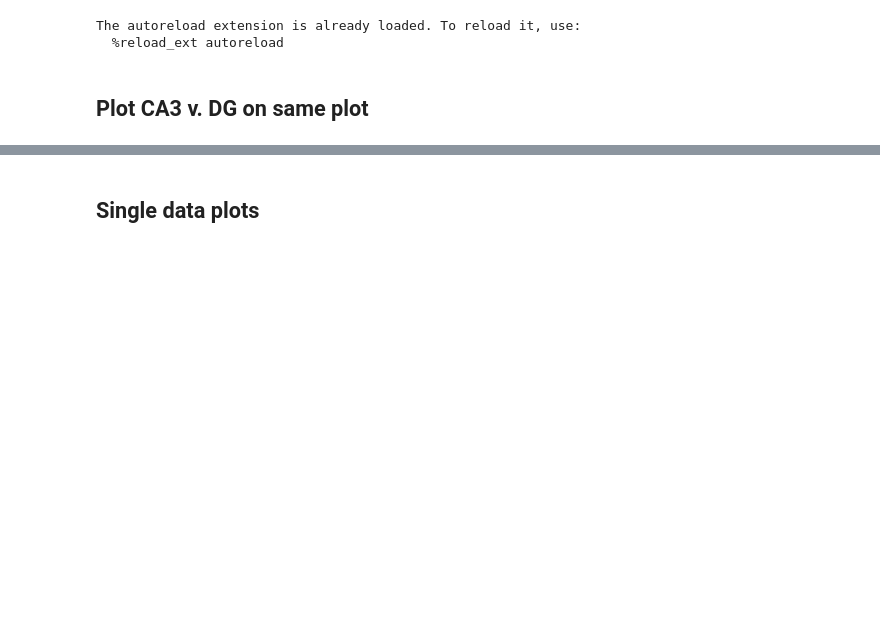
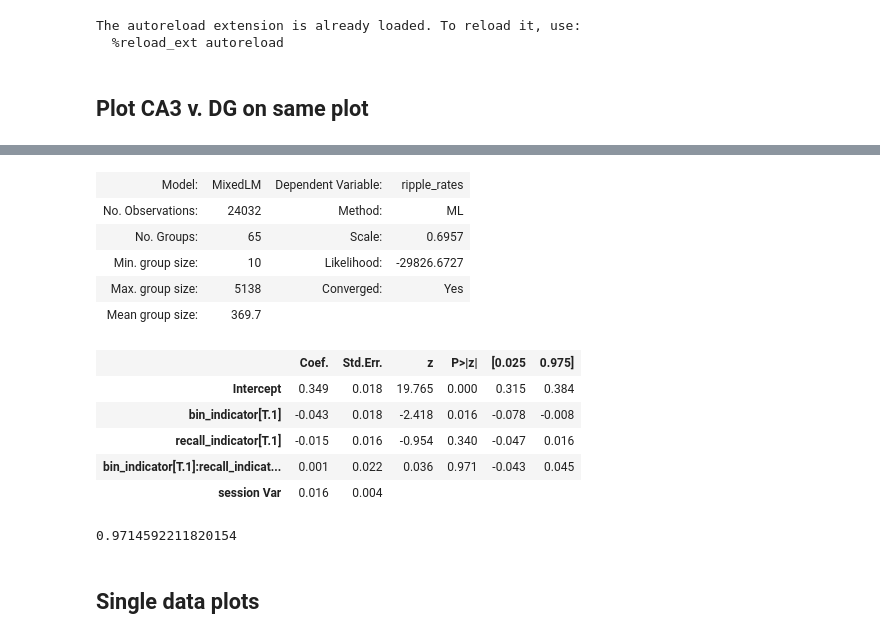
Before and after one commit to jjsakon/SWR, a Jupyter notebook: code/SWRplots.ipynb, the cells around one changed output, grey strips where cells are left out. Drawn from its saved outputs; the diff is of its cells as text; code cells hidden in the pictures; blank space fills up the shorter version.

```diff
--- a/code/SWRplots.ipynb
+++ b/code/SWRplots.ipynb
@@ -212,3 +283,20 @@ Test 2 p-value: 0.15954004753841466
+# %%
+bin_model.summary()
+bin_model.pvalues[3]
+# %% [output]
+| Model: | MixedLM | Dependent Variable: | ripple_rates |
+| No. Observations: | 24032 | Method: | ML |
+| No. Groups: | 65 | Scale: | 0.6957 |
+| Min. group size: | 10 | Likelihood: | -29826.6727 |
+| Max. group size: | 5138 | Converged: | Yes |
+| Mean group size: | 369.7 |  |  |
+|  | Coef. | Std.Err. | z | P>|z| | [0.025 | 0.975] |
+| Intercept | 0.349 | 0.018 | 19.765 | 0.000 | 0.315 | 0.384 |
+| bin_indicator[T.1] | -0.043 | 0.018 | -2.418 | 0.016 | -0.078 | -0.008 |
+| recall_indicator[T.1] | -0.015 | 0.016 | -0.954 | 0.340 | -0.047 | 0.016 |
+| bin_indicator[T.1]:recall_indicat... | 0.001 | 0.022 | 0.036 | 0.971 | -0.043 | 0.045 |
+| session Var | 0.016 | 0.004 |  |  |  |  |
+0.9714592211820154
 # %% [markdown]
 ## Single data plots
 # %%
```
Also changed, not shown: parts of 7 cells of this notebook.
